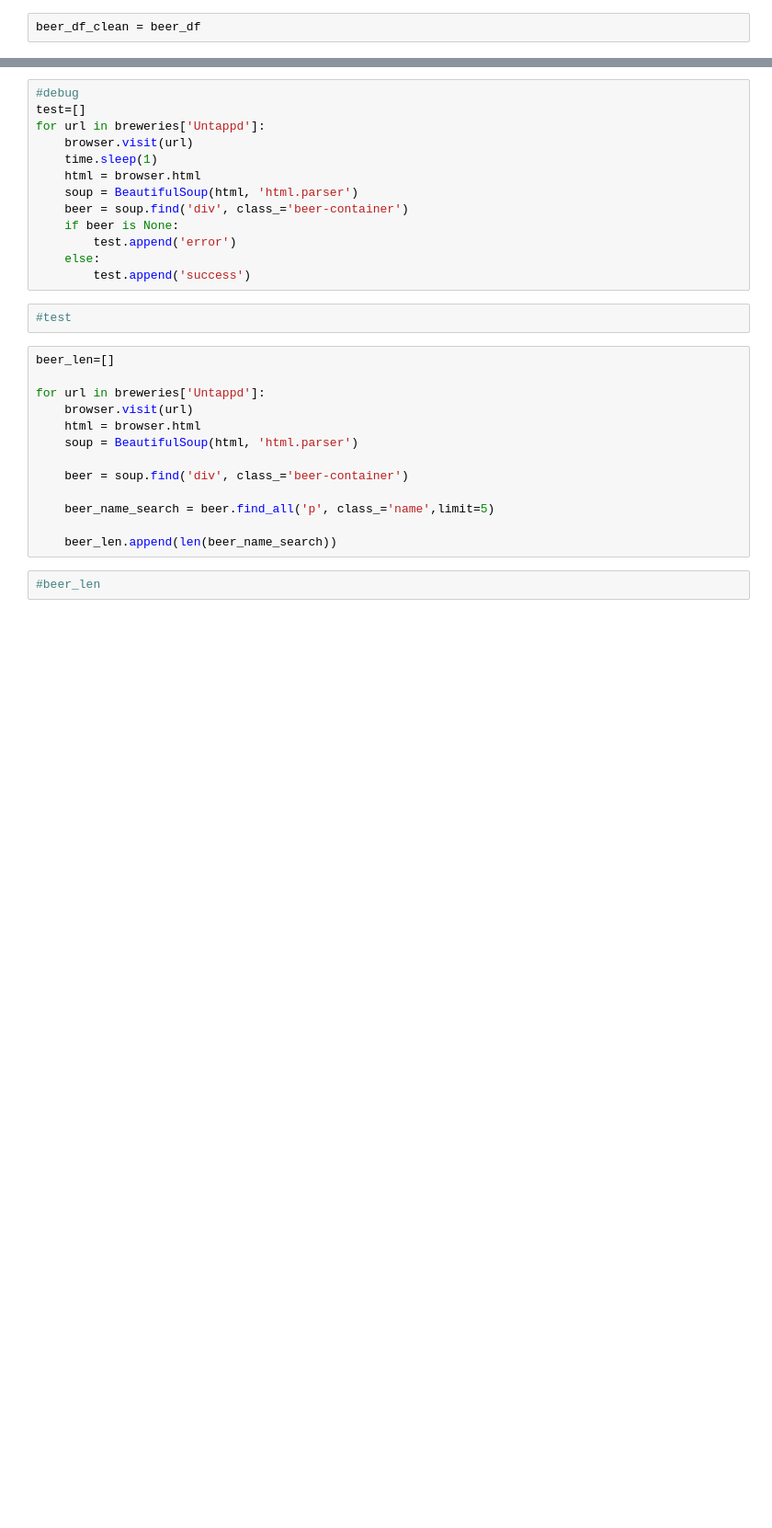
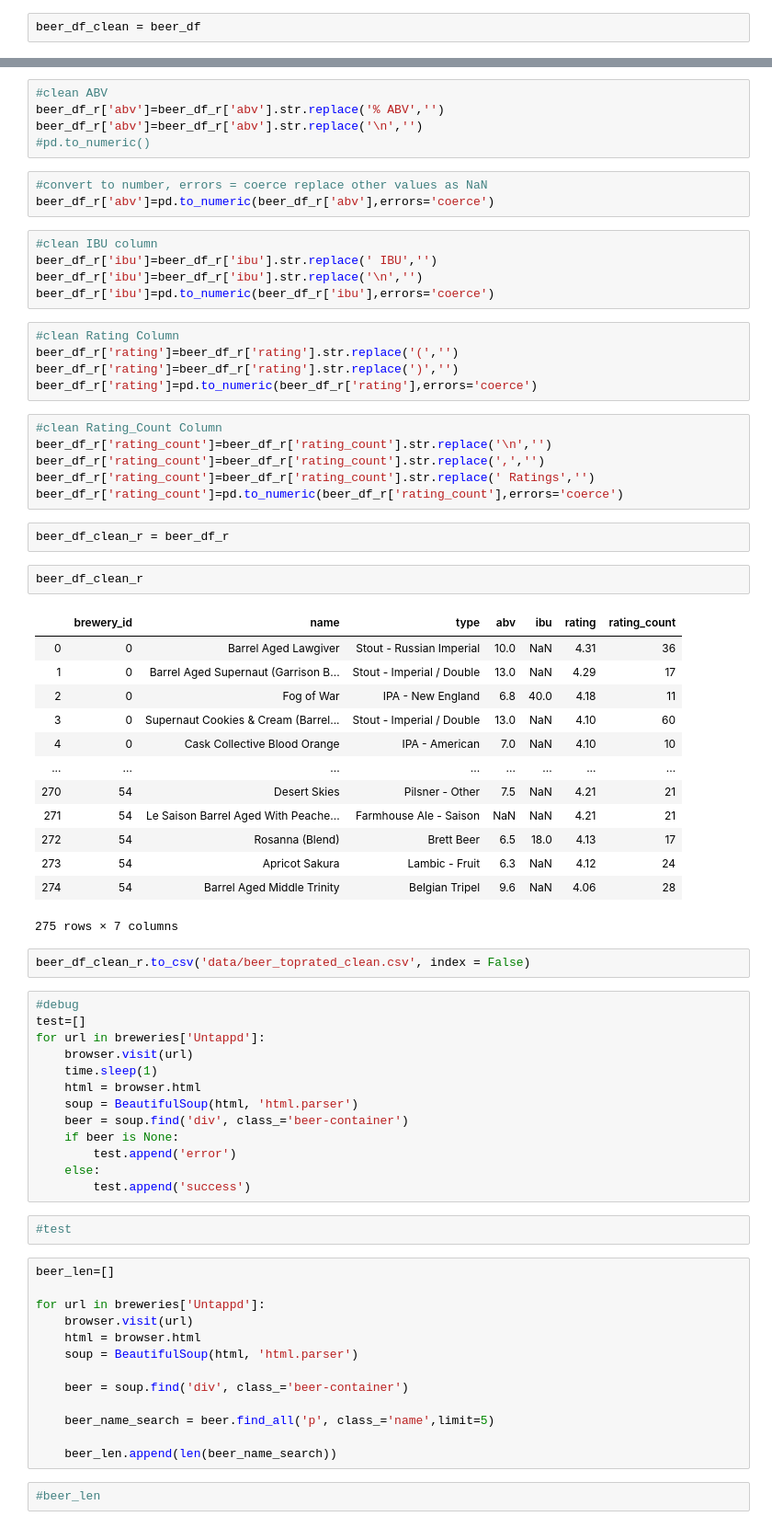
Before and after one commit to asianhenry/austin-breweries, a Jupyter notebook: untappd.ipynb, the cells around one changed output, grey strips where cells are left out. Shown at 92% size. Cells and saved outputs as stored; diff of their text form; blank space fills up the shorter version.

```diff
--- a/untappd.ipynb
+++ b/untappd.ipynb
@@ -181,3 +270,47 @@ beer_df_clean.tail(20)
+# %%
+#clean ABV
+beer_df_r['abv']=beer_df_r['abv'].str.replace('% ABV','')
+beer_df_r['abv']=beer_df_r['abv'].str.replace('\n','')
+#pd.to_numeric()
+# %%
+#convert to number, errors = coerce replace other values as NaN
+beer_df_r['abv']=pd.to_numeric(beer_df_r['abv'],errors='coerce')
+# %%
+#clean IBU column
+beer_df_r['ibu']=beer_df_r['ibu'].str.replace(' IBU','')
+beer_df_r['ibu']=beer_df_r['ibu'].str.replace('\n','')
+beer_df_r['ibu']=pd.to_numeric(beer_df_r['ibu'],errors='coerce')
+# %%
+#clean Rating Column
+beer_df_r['rating']=beer_df_r['rating'].str.replace('(','')
+beer_df_r['rating']=beer_df_r['rating'].str.replace(')','')
+beer_df_r['rating']=pd.to_numeric(beer_df_r['rating'],errors='coerce')
+# %%
+#clean Rating_Count Column
+beer_df_r['rating_count']=beer_df_r['rating_count'].str.replace('\n','')
+beer_df_r['rating_count']=beer_df_r['rating_count'].str.replace(',','')
+beer_df_r['rating_count']=beer_df_r['rating_count'].str.replace(' Ratings','')
+beer_df_r['rating_count']=pd.to_numeric(beer_df_r['rating_count'],errors='coerce')
+# %%
+beer_df_clean_r = beer_df_r
+# %%
+beer_df_clean_r
+# %% [output]
+|  | brewery_id | name | type | abv | ibu | rating | rating_count |
+| 0 | 0 | Barrel Aged Lawgiver | Stout - Russian Imperial | 10.0 | NaN | 4.31 | 36 |
+| 1 | 0 | Barrel Aged Supernaut (Garrison B... | Stout - Imperial / Double | 13.0 | NaN | 4.29 | 17 |
+| 2 | 0 | Fog of War | IPA - New England | 6.8 | 40.0 | 4.18 | 11 |
+| 3 | 0 | Supernaut Cookies & Cream (Barrel... | Stout - Imperial / Double | 13.0 | NaN | 4.10 | 60 |
+| 4 | 0 | Cask Collective Blood Orange | IPA - American | 7.0 | NaN | 4.10 | 10 |
+| ... | ... | ... | ... | ... | ... | ... | ... |
+| 270 | 54 | Desert Skies | Pilsner - Other | 7.5 | NaN | 4.21 | 21 |
+| 271 | 54 | Le Saison Barrel Aged With Peache... | Farmhouse Ale - Saison | NaN | NaN | 4.21 | 21 |
+| 272 | 54 | Rosanna (Blend) | Brett Beer | 6.5 | 18.0 | 4.13 | 17 |
+| 273 | 54 | Apricot Sakura | Lambic - Fruit | 6.3 | NaN | 4.12 | 24 |
+| 274 | 54 | Barrel Aged Middle Trinity | Belgian Tripel | 9.6 | NaN | 4.06 | 28 |
+275 rows × 7 columns
+# %%
+beer_df_clean_r.to_csv('data/beer_toprated_clean.csv', index = False)
 # %%
 #debug
 test=[]
```
Also changed, not shown: parts of 18 cells of this notebook, 19 other files.
